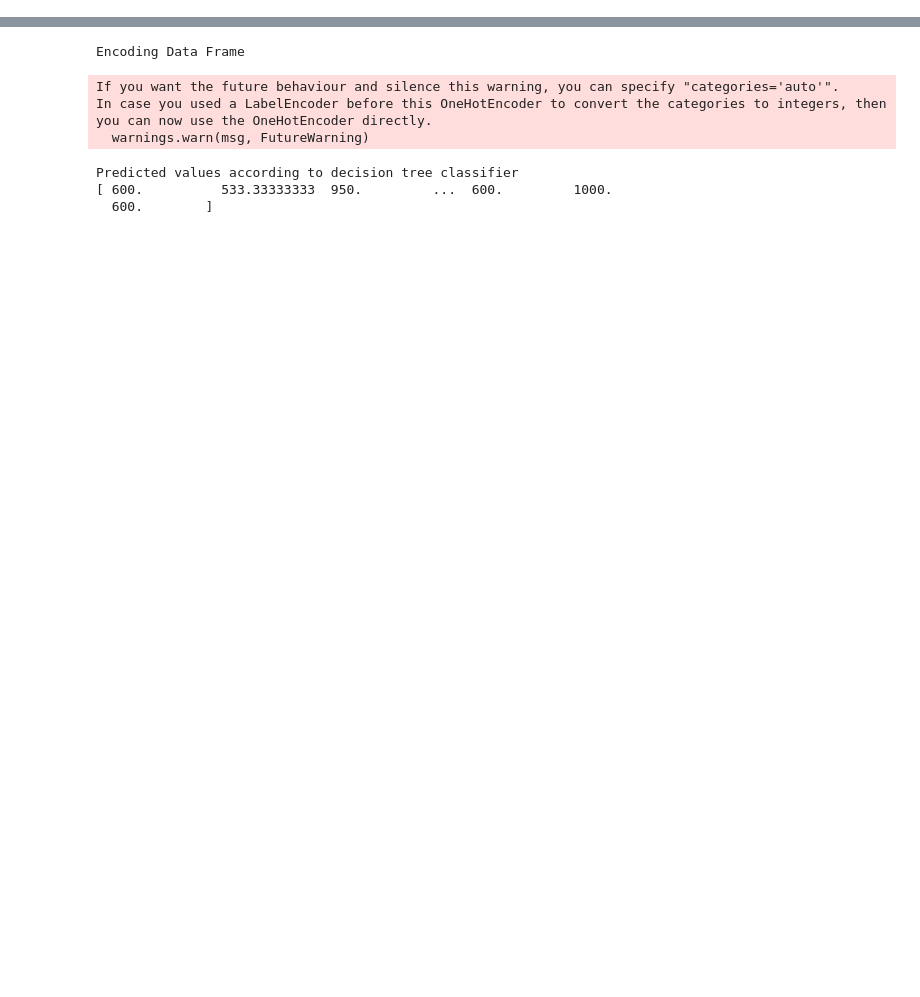
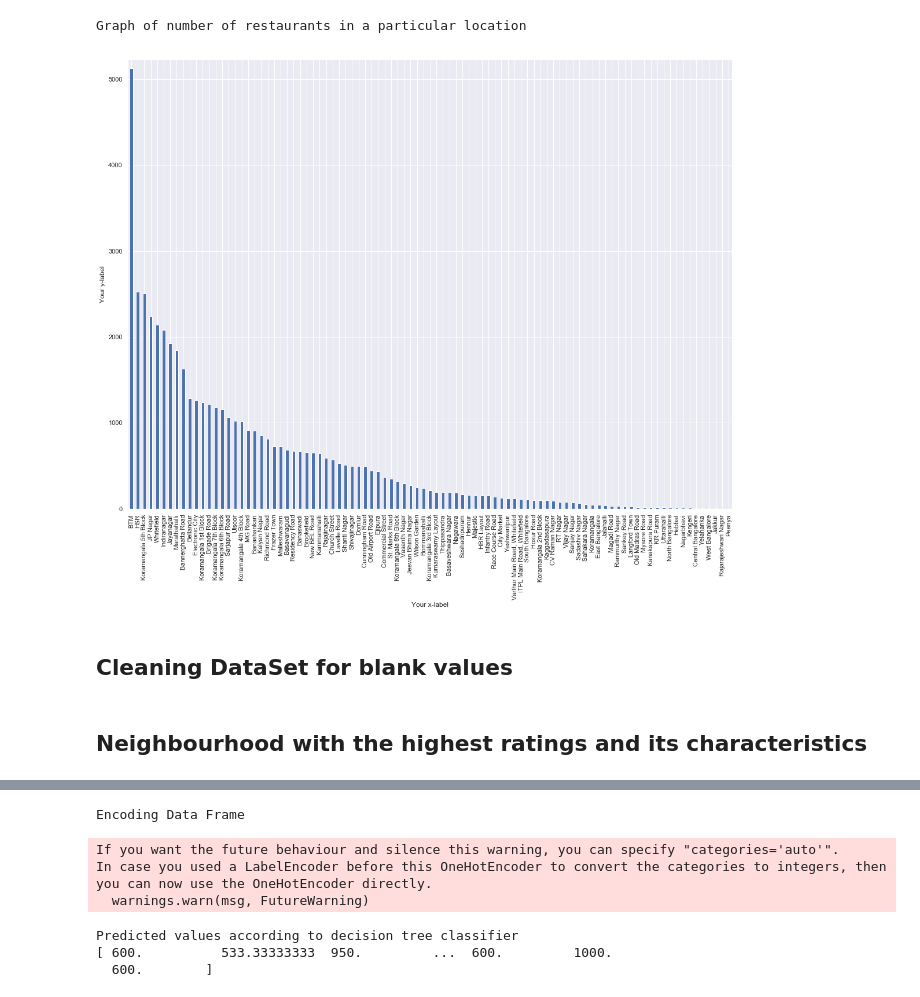
Before and after one commit to NavneetPrakashSingh/assignment-1-dataScience, a Jupyter notebook: Main.ipynb, the cells around one changed output, grey strips where cells are left out. Cells and saved outputs as stored; diff of their text form; code cells hidden in the pictures; blank space fills up the shorter version.

```diff
--- a/Main.ipynb
+++ b/Main.ipynb
@@ -42,0 +51,14 @@ Type of restaurants famous in the area are: Casual Dining , Beverage Shop, Quick
+# %%
+print("Graph of number of restaurants in a particular location")
+onlineOrderValueCount = dataFrame['location'].value_counts()
+sns.set(rc={'figure.figsize':(18.7,14.27)})
+fig = onlineOrderValueCount.plot(kind='bar')
+plt.margins(0.02)
+plt.ylabel('Your y-label')
+plt.xlabel('Your x-label')
+plt.show()
+# %% [output]
+Graph of number of restaurants in a particular location
+[figure, added]
+# %% [markdown]
+## Cleaning DataSet for blank values
@@ -42,0 +68,2 @@ Type of restaurants famous in the area are: Casual Dining , Beverage Shop, Quick
+# %% [markdown]
+## Neighbourhood with the highest ratings and its characteristics
```
Also changed, not shown: parts of 16 cells of this notebook, 2 other files.
